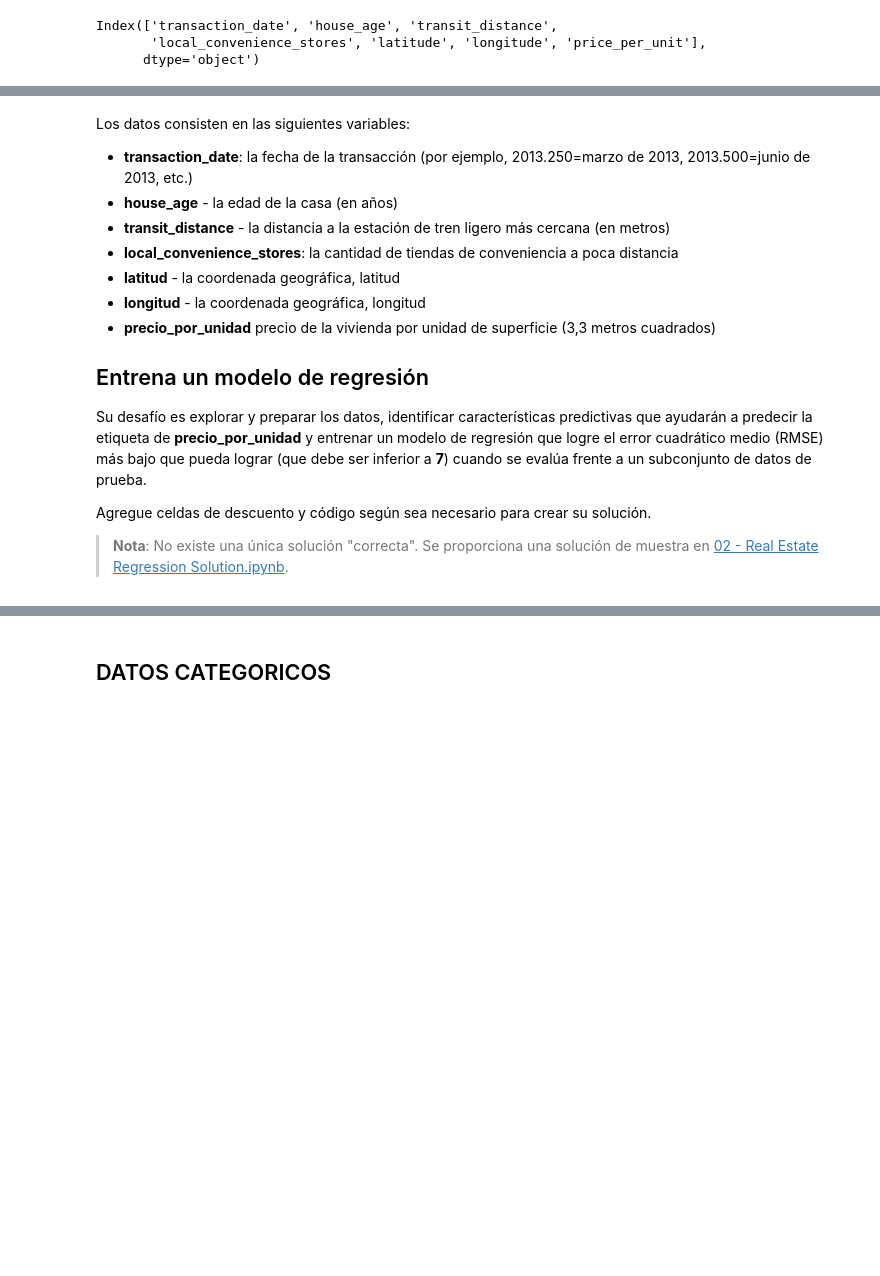
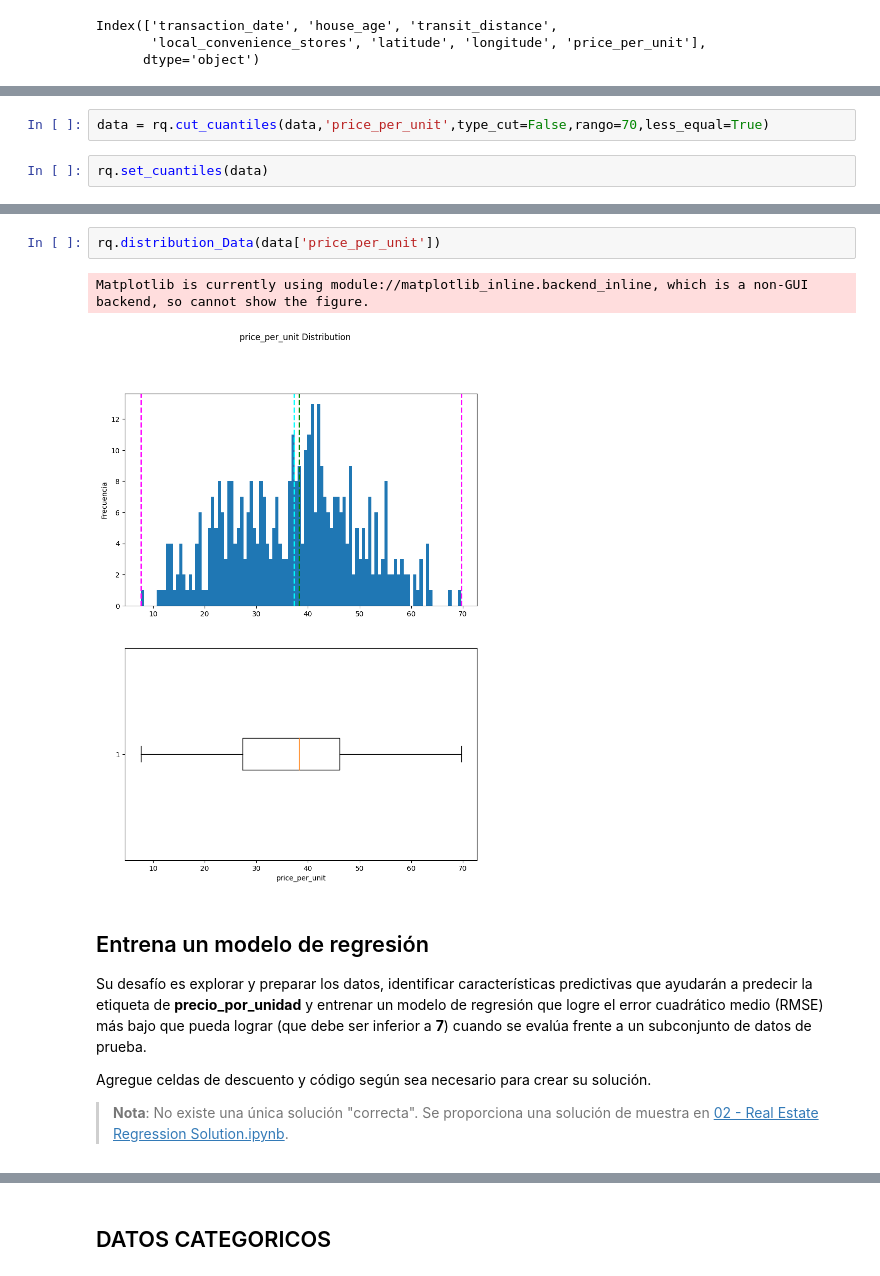
Before and after one commit to obsidiian16/Ruta01, a Jupyter notebook: 13 - Deep Learning Basic/ml-basics/challenges/02 - Real Estate Regression Challenge.ipynb, the cells around one changed output, grey strips where cells are left out. Cells and saved outputs as stored; diff of their text form; blank space fills up the shorter version.

```diff
--- a/13 - Deep Learning Basic/ml-basics/challenges/02 - Real Estate Regression Challenge.ipynb
+++ b/13 - Deep Learning Basic/ml-basics/challenges/02 - Real Estate Regression Challenge.ipynb
@@ -54,0 +123,4 @@ Index(['transaction_date', 'house_age', 'transit_distance',
+# %%
+data = rq.cut_cuantiles(data,'price_per_unit',type_cut=False,rango=70,less_equal=True)
+# %%
+rq.set_cuantiles(data)
@@ -55,14 +136,9 @@ Index(['transaction_date', 'house_age', 'transit_distance',
+# %%
+rq.distribution_Data(data['price_per_unit'])
+# %% [output]
+Matplotlib is currently using module://matplotlib_inline.backend_inline, which is a non-GUI backend, so cannot show the figure.
+[figure, added]
 # %% [markdown]
-
-Los datos consisten en las siguientes variables:
-
-- **transaction_date**: la fecha de la transacción (por ejemplo, 2013.250=marzo de 2013, 2013.500=junio de 2013, etc.)
-- **house_age** - la edad de la casa (en años)
-- **transit_distance** - la distancia a la estación de tren ligero más cercana (en metros)
-- **local_convenience_stores**: la cantidad de tiendas de conveniencia a poca distancia
-- **latitud** - la coordenada geográfica, latitud
-- **longitud** - la coordenada geográfica, longitud
-- **precio_por_unidad** precio de la vivienda por unidad de superficie (3,3 metros cuadrados)
 
 ## Entrena un modelo de regresión
 
```
Also changed, not shown: parts of 39 cells of this notebook, 2 other files.
